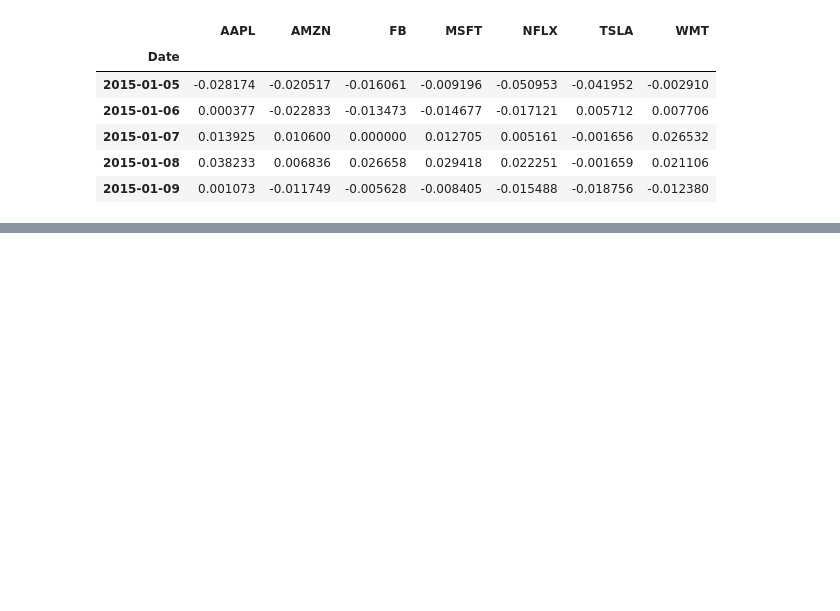
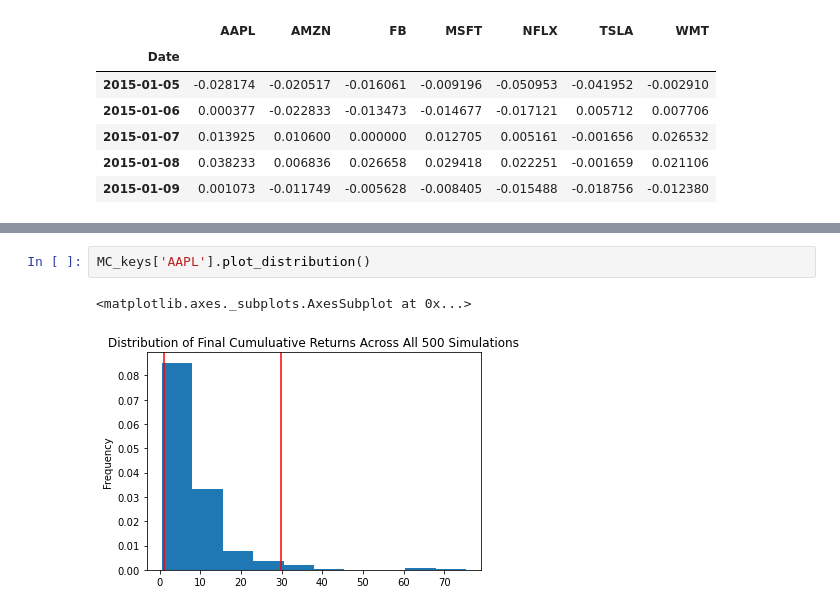
Before and after one commit to jerry1998728/SIP-Project, a Jupyter notebook: MC_simulation.ipynb, the cells around one changed output, grey strips where cells are left out. Cells and saved outputs as stored; diff of their text form; blank space fills up the shorter version.

```diff
--- a/MC_simulation.ipynb
+++ b/MC_simulation.ipynb
@@ -131,0 +179,5 @@ NameError: name 'MC_AAPL' is not defined
+# %%
+MC_keys['AAPL'].plot_distribution()
+# %% [output]
+<matplotlib.axes._subplots.AxesSubplot at 0x...>
+[figure, added]
```
Also changed, not shown: parts of 54 cells of this notebook, 12 other files.
